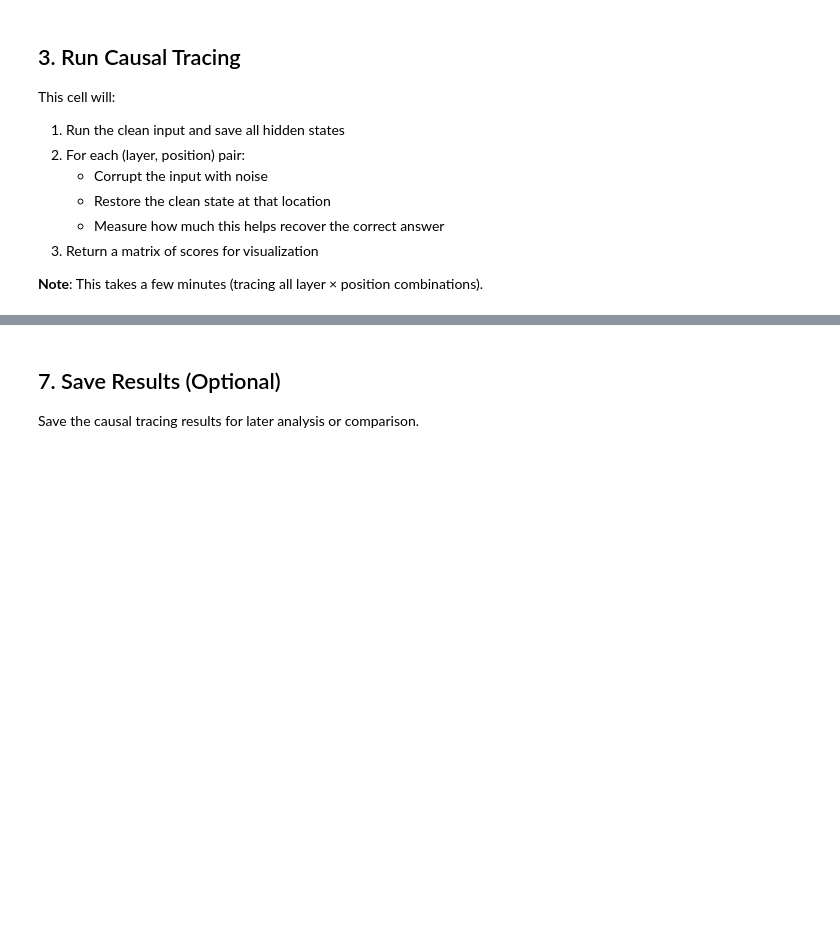
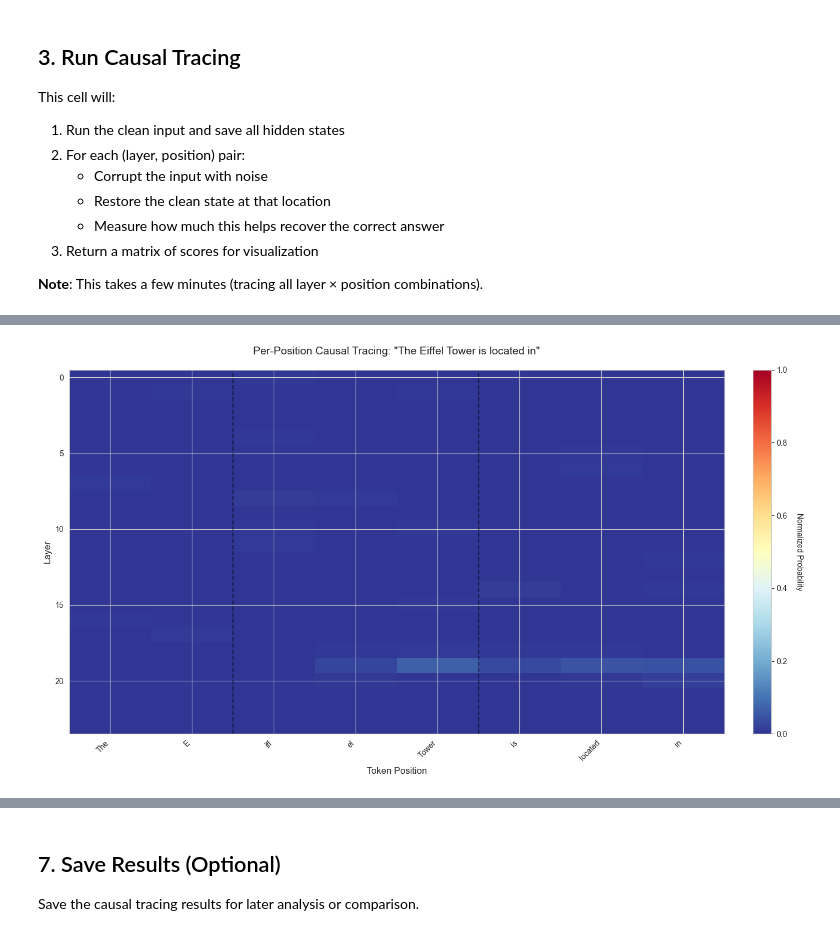
Before and after one commit to ajbailey4/mamba-causal-analysis, a Jupyter notebook: notebooks/causal_tracing_visualization.ipynb, the cells around one changed output, grey strips where cells are left out. Saved outputs shown, nothing was run; the diff lists cells and outputs as text; code cells hidden in the pictures; blank space fills up the shorter version.

```diff
--- a/notebooks/causal_tracing_visualization.ipynb
+++ b/notebooks/causal_tracing_visualization.ipynb
@@ -207,0 +224,85 @@ print(f"  Score: {scores[max_layer, max_pos]:.4f}")
+# %%
+def plot_layer_importance(result, title=None):
+    """
+    Plot per-layer causal tracing results.
+    """
+    scores = result['scores']
+    low_score = result['low_score']
+    high_score = result['high_score']
+
+    # Check if this is per-layer (1D) or per-position (2D)
+    if scores.ndim == 1:
+        # Per-layer mode
+        fig, ax = plt.subplots(figsize=(12, 6))
+
+        ax.plot(scores, marker='o', linewidth=2, markersize=8, label='Layer restoration effect')
+        ax.axhline(y=low_score, color='r', linestyle='--', label='Corrupted baseline', alpha=0.7, linewidth=2)
+        ax.axhline(y=high_score, color='g', linestyle='--', label='Clean baseline', alpha=0.7, linewidth=2)
+
+        ax.set_xlabel('Layer', fontsize=12)
+        ax.set_ylabel('Probability of Correct Answer', fontsize=12)
+
+        if title is None:
+            title = f'Per-Layer Causal Tracing: "{result.get("prompt", "")}"'
+        ax.set_title(title, fontsize=14, pad=20)
+
+        ax.legend(fontsize=11)
+        ax.grid(True, alpha=0.3)
+        plt.tight_layout()
+
+        # Find most important layer
+        max_layer = scores.argmax()
+        print(f"\nMost important layer: {max_layer}")
+        print(f"  Score: {scores[max_layer]:.4f}")
+
+    else:
+        # Per-position mode (2D heatmap)
+        tokens = result['input_tokens']
+        subj_start, subj_end = result['subject_range']
+
+        # Normalize scores
+        normalized_scores = (scores - low_score) / (high_score - low_score)
+        normalized_scores = np.clip(normalized_scores, 0, 1)
+
+        fig, ax = plt.subplots(figsize=(14, 8))
+
+        im = ax.imshow(
+            normalized_scores,
+            aspect='auto',
+            cmap='RdYlBu_r',
+            vmin=0,
+            vmax=1,
+            interpolation='nearest'
+        )
+
+        cbar = plt.colorbar(im, ax=ax, fraction=0.046, pad=0.04)
+        cbar.set_label('Normalized Probability', rotation=270, labelpad=20)
+
+        ax.set_xlabel('Token Position', fontsize=12)
+        ax.set_ylabel('Layer', fontsize=12)
+        ax.set_xticks(range(len(tokens)))
+        ax.set_xticklabels(tokens, rotation=45, ha='right')
+
+        # Highlight subject
+        ax.axvline(subj_start - 0.5, color='black', linestyle='--', alpha=0.5)
+        ax.axvline(subj_end + 0.5, color='black', linestyle='--', alpha=0.5)
+
+        if title is None:
+            title = f'Per-Position Causal Tracing: "{result.get("prompt", "")}"'
+        ax.set_title(title, fontsize=14, pad=20)
+
+        plt.tight_layout()
+
+        # Find most important position
+        max_layer, max_pos = np.unravel_index(scores.argmax(), scores.shape)
+        print(f"\nMost important restoration:")
+        print(f"  Layer {max_layer}, Position {max_pos}")
+        print(f"  Token: '{tokens[max_pos]}'")
+        print(f"  Score: {scores[max_layer, max_pos]:.4f}")
+
+    return fig
+
+# Plot the results
+fig = plot_layer_importance(result_per_position_ssm)
+plt.show()
+# %% [output]
@@ -207,0 +313 @@ print(f"  Score: {scores[max_layer, max_pos]:.4f}")
+[figure, added]
```
Also changed, not shown: parts of 20 cells of this notebook.
